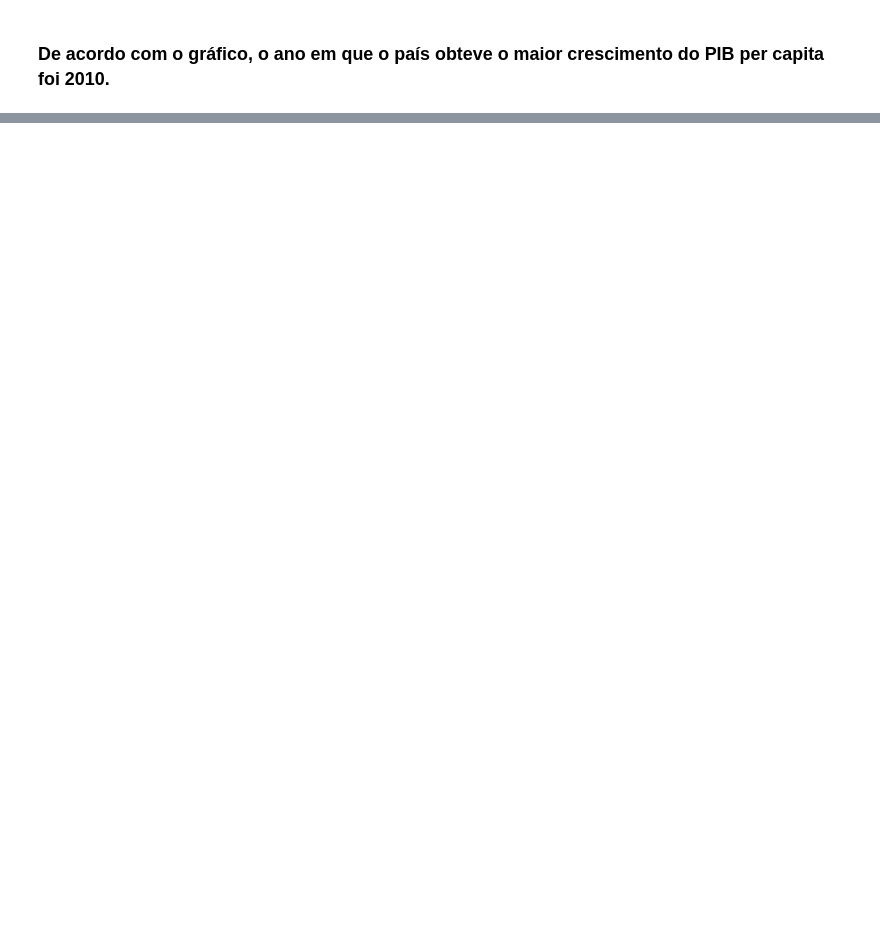
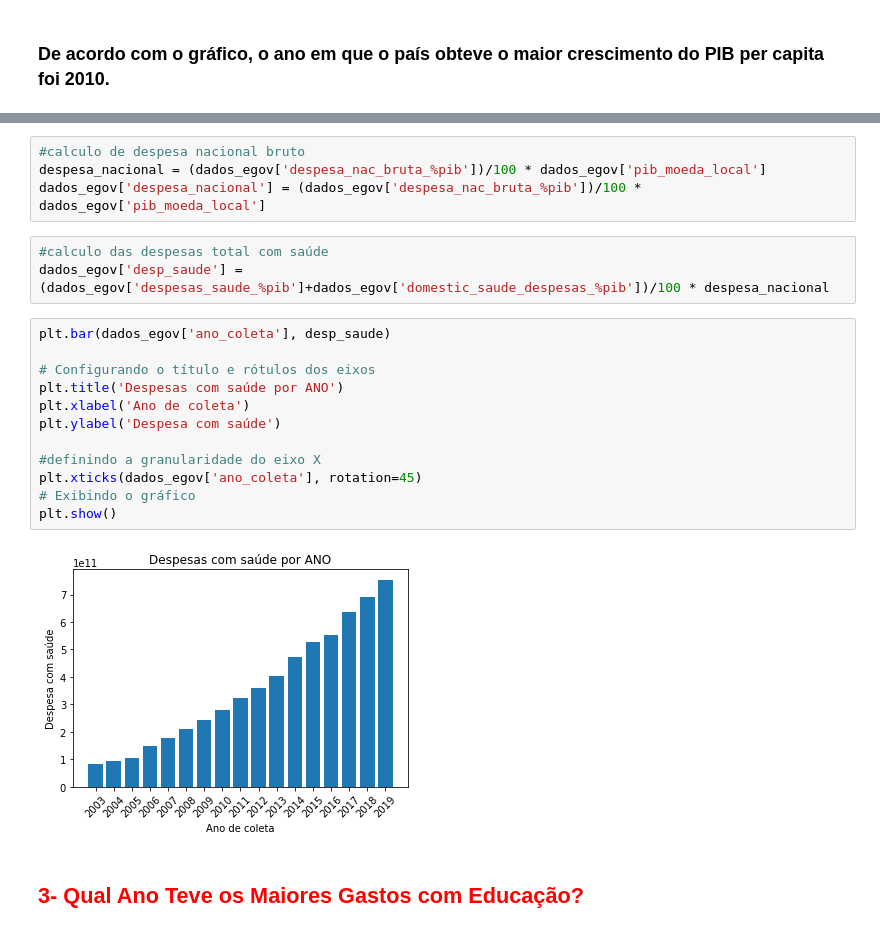
Before and after one commit to Renan-LS/Renan-LS, a Jupyter notebook: E_gov_Analytics.ipynb, the cells around one changed output, grey strips where cells are left out. Cells and saved outputs as stored; diff of their text form; blank space fills up the shorter version.

```diff
--- a/E_gov_Analytics.ipynb
+++ b/E_gov_Analytics.ipynb
@@ -193,0 +202,23 @@ plt.show()
+# %%
+#calculo de despesa nacional bruto
+despesa_nacional = (dados_egov['despesa_nac_bruta_%pib'])/100 * dados_egov['pib_moeda_local']
+dados_egov['despesa_nacional'] = (dados_egov['despesa_nac_bruta_%pib'])/100 * dados_egov['pib_moeda_local']
+# %%
+#calculo das despesas total com saúde
+dados_egov['desp_saude'] = (dados_egov['despesas_saude_%pib']+dados_egov['domestic_saude_despesas_%pib'])/100 * despesa_nacional
+# %%
+plt.bar(dados_egov['ano_coleta'], desp_saude)
+
+# Configurando o título e rótulos dos eixos
+plt.title('Despesas com saúde por ANO')
+plt.xlabel('Ano de coleta')
+plt.ylabel('Despesa com saúde')
+
+#definindo a granularidade do eixo X
+plt.xticks(dados_egov['ano_coleta'], rotation=45)
+# Exibindo o gráfico
+plt.show()
+# %% [output]
+[figure, added]
+# %% [markdown]
+## <font color = "red">3- Qual Ano Teve os Maiores Gastos com Educação?</font>
```
Also changed, not shown: parts of 11 cells of this notebook.
